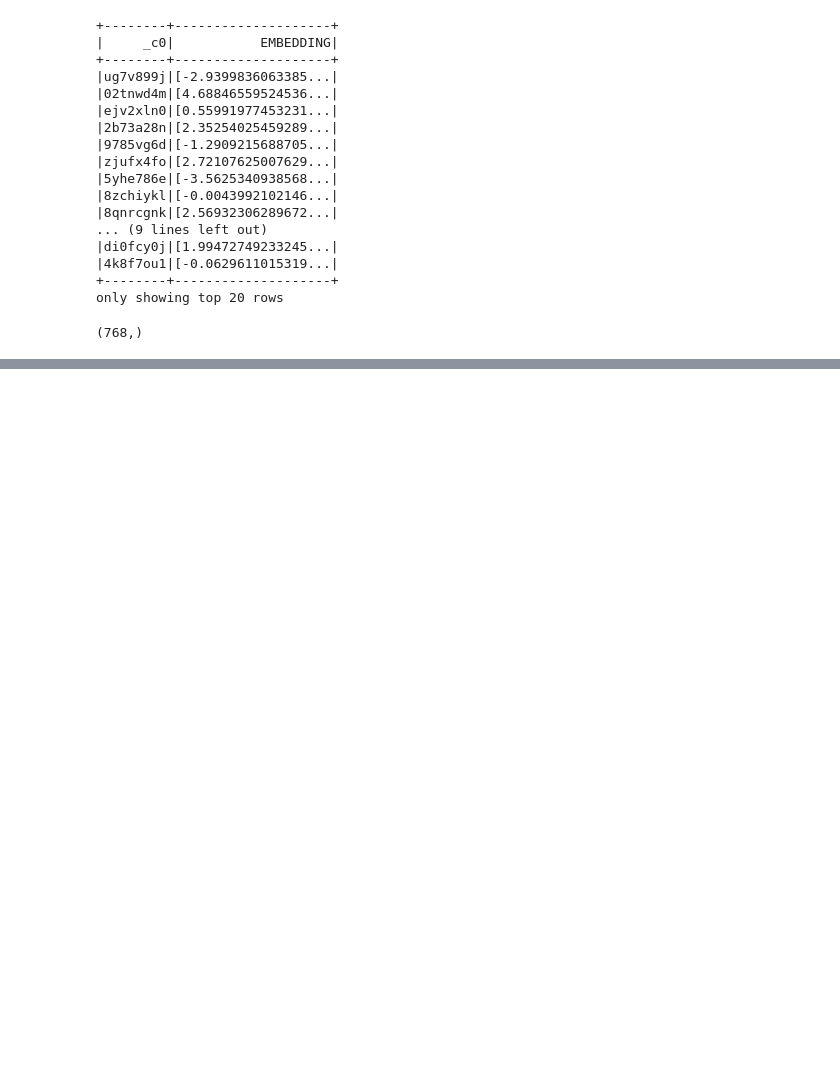
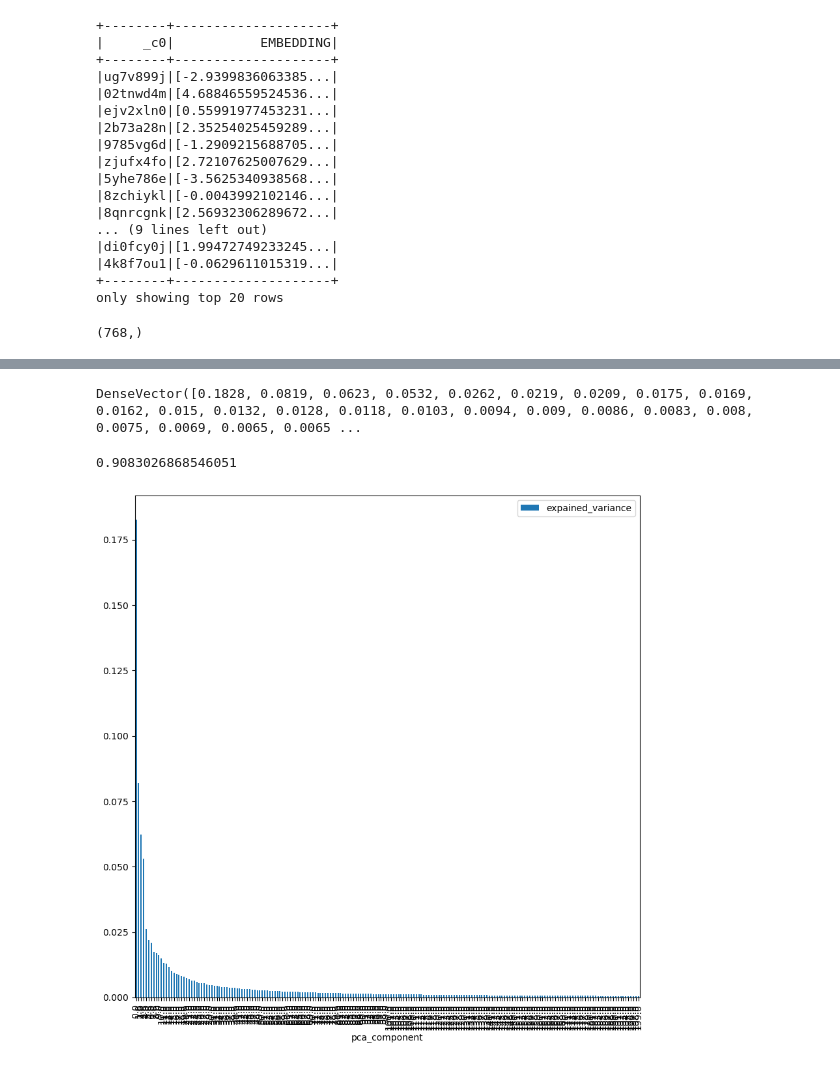
Before and after one commit to asaiyed10/cord19specter, a Jupyter notebook: exploratory_analysis/read_EMBEDDING.ipynb, the cells around one changed output, grey strips where cells are left out. Saved outputs shown, nothing was run; the diff lists cells and outputs as text; code cells hidden in the pictures; blank space fills up the shorter version.

```diff
--- a/exploratory_analysis/read_EMBEDDING.ipynb
+++ b/exploratory_analysis/read_EMBEDDING.ipynb
@@ -406,0 +240,10 @@ edgelist[['authors_split','edgelist','cord_uid']].take(10)
+# %%
+
+pca = PCA(k=200, inputCol="EMBEDDING", outputCol="pca_features")
+model = pca.fit(output)
+
+model.explainedVariance
+# %% [output]
+DenseVector([0.1828, 0.0819, 0.0623, 0.0532, 0.0262, 0.0219, 0.0209, 0.0175, 0.0169, 0.0162, 0.015, 0.0132, 0.0128, 0.0118, 0.0103, 0.0094, 0.009, 0.0086, 0.0083, 0.008, 0.0075, 0.0069, 0.0065, 0.0065 ...
+# %%
+pca_variance = [i for i in model.explainedVariance]
@@ -406,0 +252,12 @@ edgelist[['authors_split','edgelist','cord_uid']].take(10)
+# %%
+features = list(range(200))
+pca_explained_variance = pd.DataFrame([features,pca_variance]).T.rename(columns={0:'pca_component',1:'expained_variance'}).set_index('pca_component')
+# %%
+pca_explained_variance['expained_variance'].sum()
+# %% [output]
+0.9083026868546051
+# %%
+pca_explained_variance.plot.bar(figsize=(10,10))
+plt.show()
+# %% [output]
+[figure, added]
```
Also changed, not shown: parts of 53 cells of this notebook, 5 other files.
